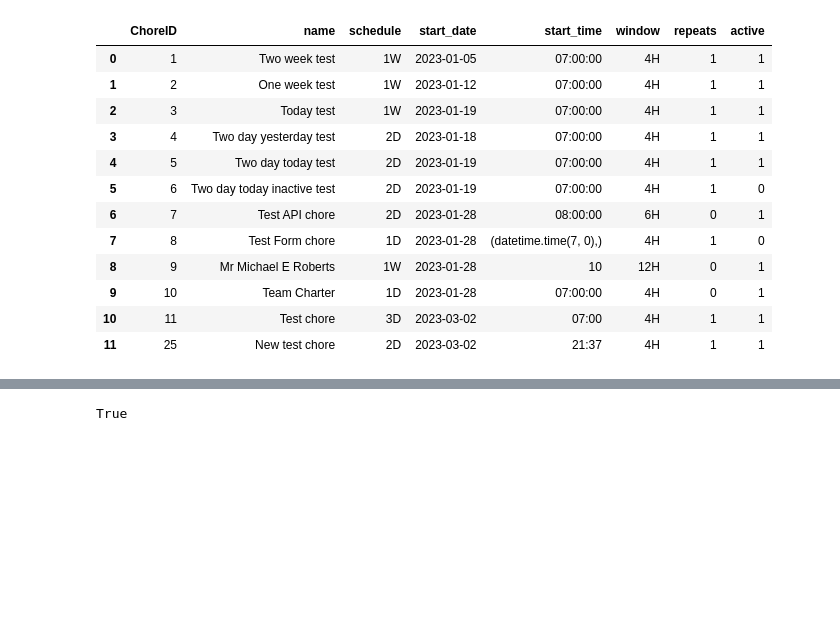
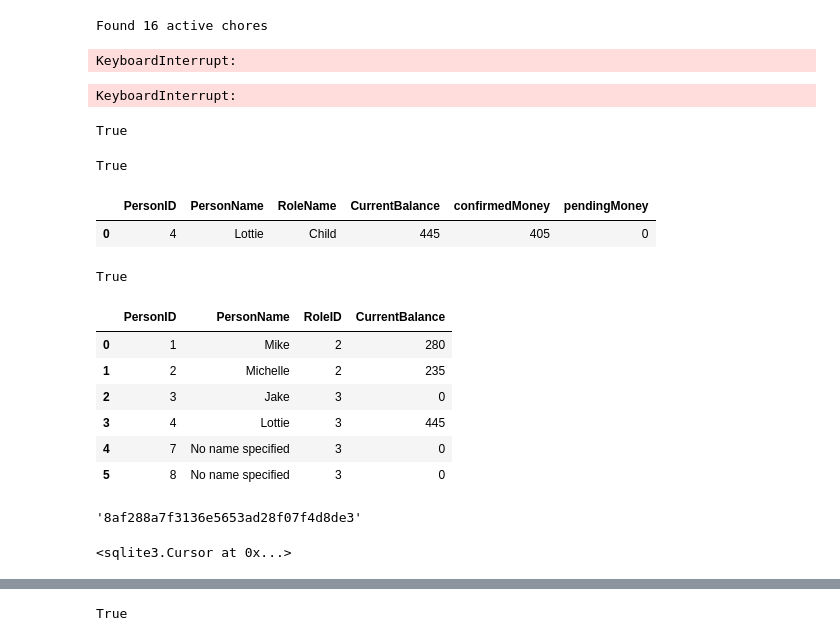
Before and after one commit to gorbynet/ChoreTracker, a Jupyter notebook: api_test.ipynb, the cells around one changed output, grey strips where cells are left out. Cells and saved outputs as stored; diff of their text form; code cells hidden in the pictures; blank space fills up the shorter version.

```diff
--- a/api_test.ipynb
+++ b/api_test.ipynb
@@ -6,18 +13,62 @@ import datetime as dt
 # %%
 from ChoreTracker import utils
 # %%
-utils.get_chores()
+utils.get_active_chores()
 # %% [output]
-|  | ChoreID | name | schedule | start_date | start_time | window | repeats | active |
-| 0 | 1 | Two week test | 1W | 2023-01-05 | 07:00:00 | 4H | 1 | 1 |
-| 1 | 2 | One week test | 1W | 2023-01-12 | 07:00:00 | 4H | 1 | 1 |
-| 2 | 3 | Today test | 1W | 2023-01-19 | 07:00:00 | 4H | 1 | 1 |
-| 3 | 4 | Two day yesterday test | 2D | 2023-01-18 | 07:00:00 | 4H | 1 | 1 |
-| 4 | 5 | Two day today test | 2D | 2023-01-19 | 07:00:00 | 4H | 1 | 1 |
-| 5 | 6 | Two day today inactive test | 2D | 2023-01-19 | 07:00:00 | 4H | 1 | 0 |
-| 6 | 7 | Test API chore | 2D | 2023-01-28 | 08:00:00 | 6H | 0 | 1 |
-| 7 | 8 | Test Form chore | 1D | 2023-01-28 | (datetime.time(7, 0),) | 4H | 1 | 0 |
-| 8 | 9 | Mr Michael E Roberts | 1W | 2023-01-28 | 10 | 12H | 0 | 1 |
-| 9 | 10 | Team Charter | 1D | 2023-01-28 | 07:00:00 | 4H | 0 | 1 |
-| 10 | 11 | Test chore | 3D | 2023-03-02 | 07:00 | 4H | 1 | 1 |
-| 11 | 25 | New test chore | 2D | 2023-03-02 | 21:37 | 4H | 1 | 1 |
+Found 16 active chores
+KeyboardInterrupt:
+# %%
+utils.update_choreinstances()
+# %% [output]
+KeyboardInterrupt:
+# %%
+choreInstanceId=38
+chore_check = utils.query_db(f"""
+        select * from choreinstances where choreinstanceid={choreInstanceId}
+        """)
+
+utils.update_balance(
+    PersonId=chore_check['CompletedBy'].values[0],
+    AddBalance=chore_check['Rate'].values[0])
+# %% [output]
+True
+# %%
+utils.invalidate_chore_instance(choreInstanceId=choreInstanceId)
+# %% [output]
+True
+# %%
+utils.get_person_details(PersonID=4)
+# %% [output]
+|  | PersonID | PersonName | RoleName | CurrentBalance | confirmedMoney | pendingMoney |
+| 0 | 4 | Lottie | Child | 445 | 405 | 0 |
+# %%
+roles = utils.get_roles()
+default_roleid = roles[roles['RoleName'] == 'Child']['RoleID'].values[0]
+utils.create_person(
+        PersonName="No name specified",
+        RoleType="Child"
+    )
+# utils.create_person()
+# %% [output]
+True
+# %%
+people = utils.get_people()
+people # [people["PersonName"]=="No name specified"]["PersonID"].max()
+# %% [output]
+|  | PersonID | PersonName | RoleID | CurrentBalance |
+| 0 | 1 | Mike | 2 | 280 |
+| 1 | 2 | Michelle | 2 | 235 |
+| 2 | 3 | Jake | 3 | 0 |
+| 3 | 4 | Lottie | 3 | 445 |
+| 4 | 7 | No name specified | 3 | 0 |
+| 5 | 8 | No name specified | 3 | 0 |
+# %%
+from hashlib import md5
+d = md5("0959".encode()).hexdigest()
+d
+# %% [output]
+'8af288a7f3136e5653ad28f07f4d8de3'
+# %%
+utils.update_db("delete from credentials", commit=True)
+# %% [output]
+<sqlite3.Cursor at 0x...>
```
Also changed, not shown: parts of 16 cells of this notebook, 9 other files.
